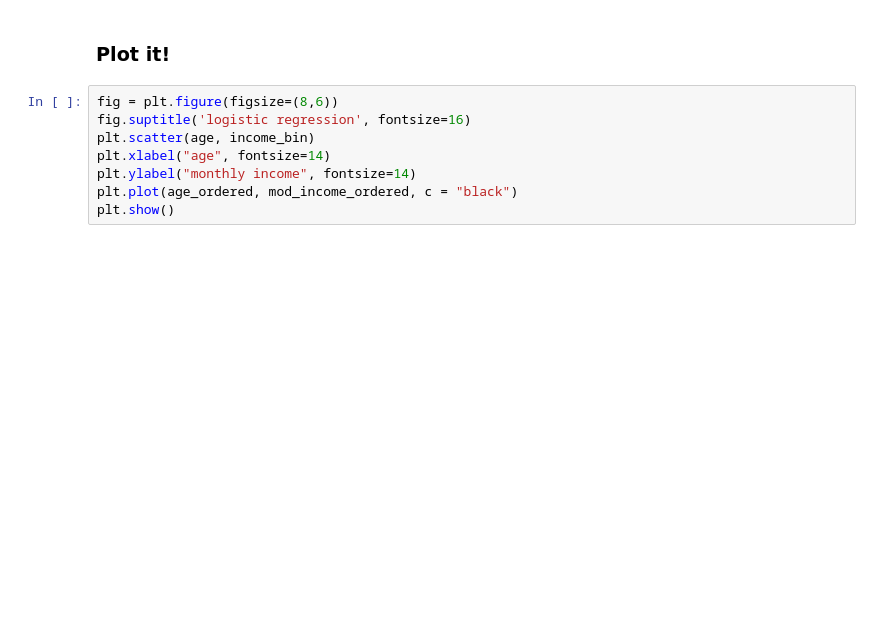
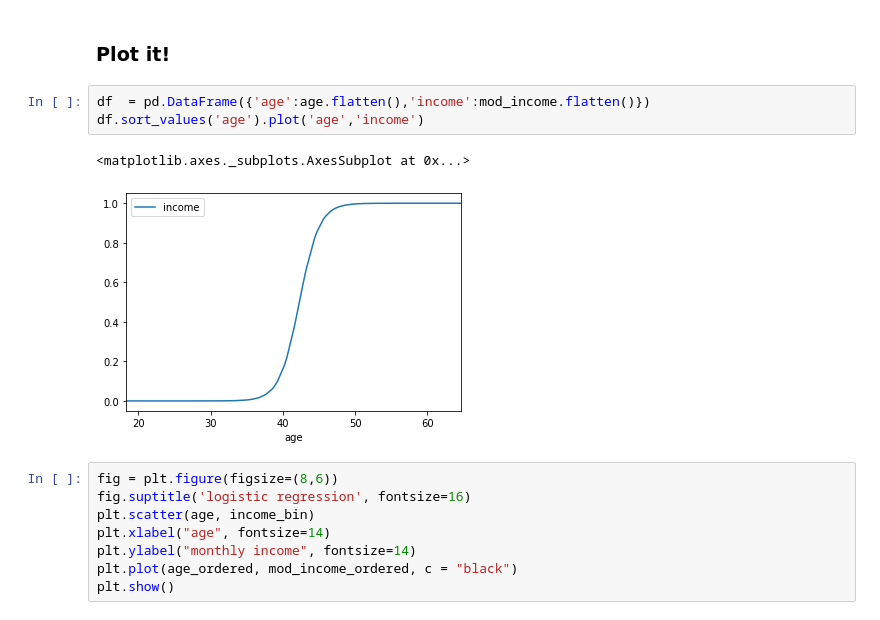
Before and after one commit to jirvingphd/fsds_pt_100719_cohort_notes, a Jupyter notebook: Instructor Notebooks/logistic_regression/logistic.ipynb, the cells around one changed output. Cells and saved outputs as stored; diff of their text form; blank space fills up the shorter version.

```diff
--- a/Instructor Notebooks/logistic_regression/logistic.ipynb
+++ b/Instructor Notebooks/logistic_regression/logistic.ipynb
@@ -147,6 +162,12 @@ print(mod_income[:6])
  [0.0002937636]]
 # %% [markdown]
 ### Plot it!
+# %%
+df  = pd.DataFrame({'age':age.flatten(),'income':mod_income.flatten()})
+df.sort_values('age').plot('age','income')
+# %% [output]
+<matplotlib.axes._subplots.AxesSubplot at 0x...>
+[figure, added]
 # %%
 fig = plt.figure(figsize=(8,6))
 fig.suptitle('logistic regression', fontsize=16)
```
Also changed, not shown: parts of 10 cells of this notebook, 3 other files.
